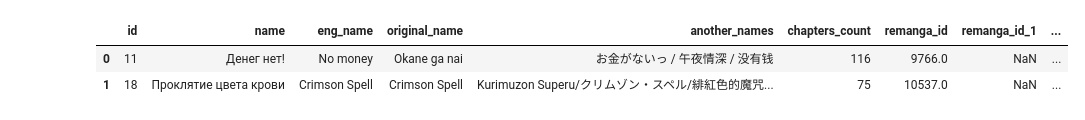
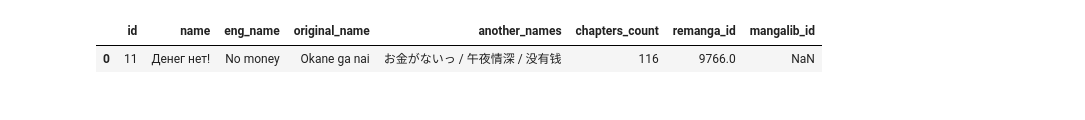
Before and after one commit to GroupLe/missing-mangas, a Jupyter notebook: 03-find_missing.ipynb, the cells around one changed output. Drawn from its saved outputs; the diff is of its cells as text; code cells hidden in the pictures.

```diff
--- a/03-find_missing.ipynb
+++ b/03-find_missing.ipynb
@@ -5,5 +5,5 @@ import matplotlib.pyplot as plt
 # %%
 remanga = pd.read_csv('./data/raw/remanga_catalog_full.csv')
 mangalib = pd.read_csv('./data/raw/mangalib_catalog_titles.csv')
-gmanga_matched = pd.read_csv('data/gmanga_matched_remanga_mangalib_ids.csv', sep=';')
-gmint_matched = pd.read_csv('data/gmint_matched_remanga_mangalib_ids.csv', sep=';')
+gmanga_matched = pd.read_csv('data/gmanga_matched_remanga_mangalib.csv', sep=';')
+gmint_matched = pd.read_csv('data/gmint_matched_remanga_mangalib.csv', sep=';')
@@ -18,6 +15,5 @@ gmanga_matched.head(2)
 # %%
-gmint_matched.head(2)
+gmint_matched.head(1)
 # %% [output]
-|  | id | name | eng_name | original_name | another_names | chapters_count | remanga_id | remanga_id_1 | ... |
-| 0 | 11 | Денег нет! | No money | Okane ga nai | お金がないっ / 午夜情深 / 没有钱 | 116 | 9766.0 | NaN | ... |
-| 1 | 18 | Проклятие цвета крови | Crimson Spell | Crimson Spell | Kurimuzon Superu/クリムゾン・スペル/緋紅色的魔咒... | 75 | 10537.0 | NaN | ... |
+|  | id | name | eng_name | original_name | another_names | chapters_count | remanga_id | mangalib_id |
+| 0 | 11 | Денег нет! | No money | Okane ga nai | お金がないっ / 午夜情深 / 没有钱 | 116 | 9766.0 | NaN |
```
Also changed, not shown: parts of 16 cells of this notebook, 14 other files.
